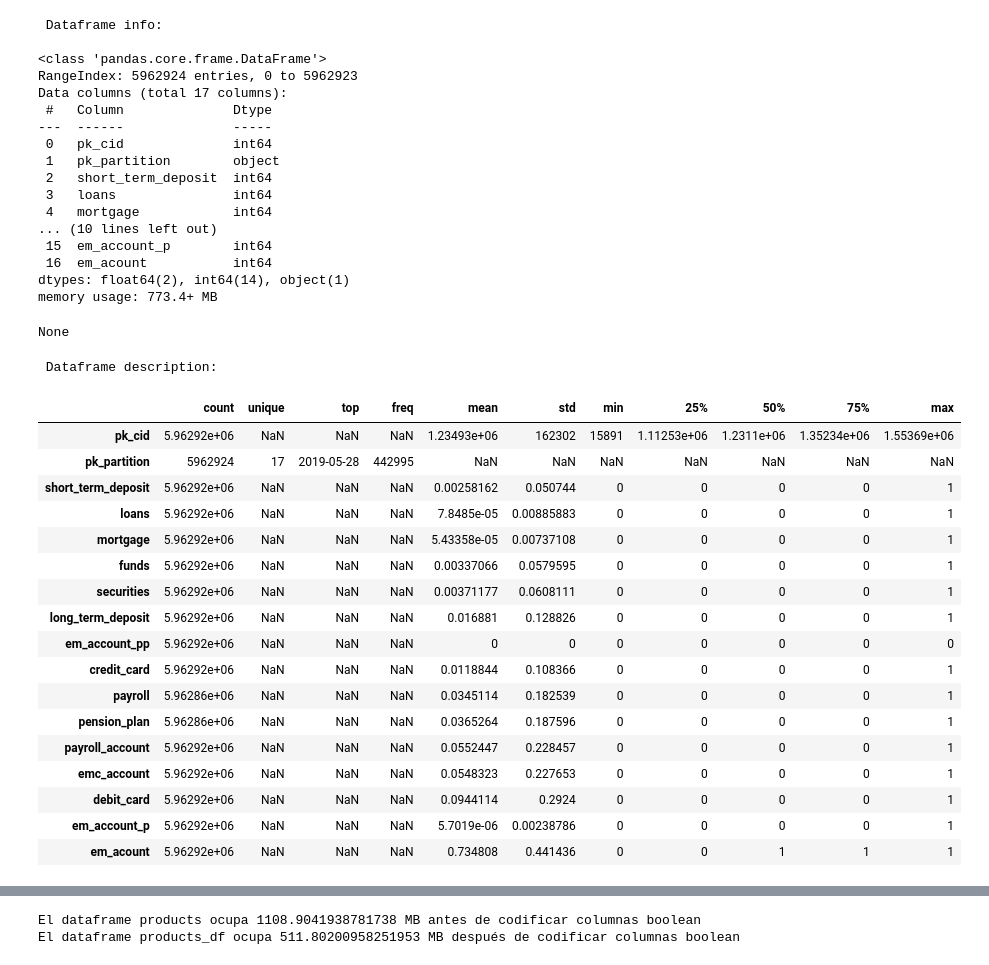
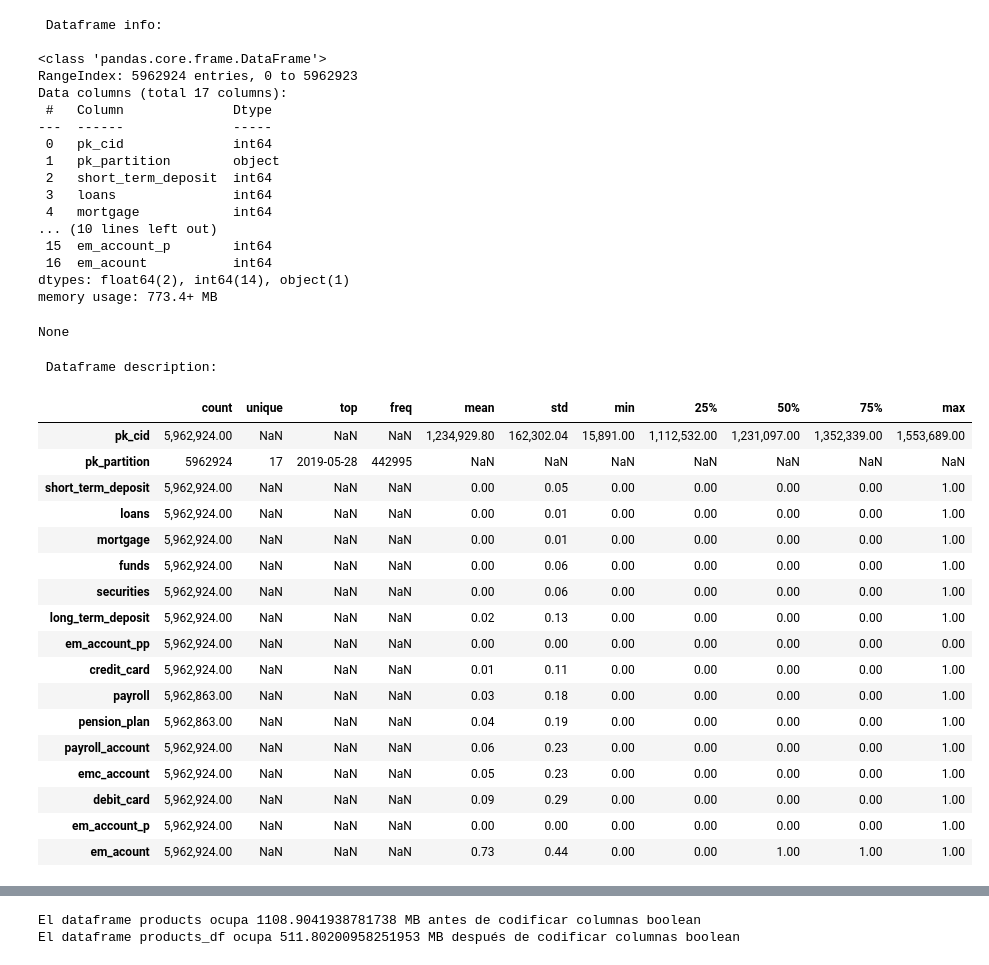
Before and after one commit to carlosperez1997/NDS_ProyectoFinal, a Jupyter notebook: eda_products.ipynb, the cells around one changed output, grey strips where cells are left out. Saved outputs shown, nothing was run; the diff lists cells and outputs as text; code cells hidden in the pictures.

```diff
--- a/eda_products.ipynb
+++ b/eda_products.ipynb
@@ -58,3 +58,12 @@ Cuenta easyMoney
+# %%
+import numpy as np
+import pandas as pd
+import matplotlib.pyplot as plt
+import seaborn as sns
+
+import os
+
+pd.options.display.float_format = '{:,.2f}'.format
 # %%
 def df_description(df):
     """ df_description: returns a briefly description of the variables in a dataframe
@@ -88,13 +97,12 @@ def df_nulls(df):
 
     return None
 # %%
-import numpy as np
-import pandas as pd
-import matplotlib.pyplot as plt
+dir_path = '/content/drive/MyDrive/Nuclio Data Science - Proyecto Final/data/'
+dir_path = '/Users/carlosperezricardo/Documents/data/'
 
-products = pd.read_csv('/Users/carlosperezricardo/Documents/data/products_df.csv', encoding='utf-8')
+products = pd.read_csv(dir_path+'products_df.csv', encoding='utf-8')
 products.drop(columns=['Unnamed: 0'], inplace=True)
-#products_all = pd.read_csv('./data/products_df.csv', index_col=0)
+
 df_description(products)
 # %% [output]
 |  | 0 | 1 | 2 | 3 | 4 |
@@ -113,42 +121,42 @@ df_description(products)
 | payroll_account | 0 | 0 | 0 | 0 | 0 |
 | emc_account | 0 | 0 | 0 | 0 | 0 |
 | debit_card | 0 | 0 | 0 | 0 | 0 |
 | em_account_p | 0 | 0 | 0 | 0 | 0 |
 | em_acount | 1 | 1 | 1 | 0 | 1 |
  Dataframe info:
 
 <class 'pandas.core.frame.DataFrame'>
 RangeIndex: 5962924 entries, 0 to 5962923
 Data columns (total 17 columns):
  #   Column              Dtype
 ---  ------              -----
  0   pk_cid              int64
  1   pk_partition        object
  2   short_term_deposit  int64
  3   loans               int64
  4   mortgage            int64
 ... (10 lines left out)
  15  em_account_p        int64
  16  em_acount           int64
 dtypes: float64(2), int64(14), object(1)
 memory usage: 773.4+ MB
 None
  Dataframe description:
 |  | count | unique | top | freq | mean | std | min | 25% | 50% | 75% | max |
-| pk_cid | 5.96292e+06 | NaN | NaN | NaN | 1.23493e+06 | 162302 | 15891 | 1.11253e+06 | 1.2311e+06 | 1.35234e+06 | 1.55369e+06 |
+| pk_cid | 5,962,924.00 | NaN | NaN | NaN | 1,234,929.80 | 162,302.04 | 15,891.00 | 1,112,532.00 | 1,231,097.00 | 1,352,339.00 | 1,553,689.00 |
 | pk_partition | 5962924 | 17 | 2019-05-28 | 442995 | NaN | NaN | NaN | NaN | NaN | NaN | NaN |
-| short_term_deposit | 5.96292e+06 | NaN | NaN | NaN | 0.00258162 | 0.050744 | 0 | 0 | 0 | 0 | 1 |
-| loans | 5.96292e+06 | NaN | NaN | NaN | 7.8485e-05 | 0.00885883 | 0 | 0 | 0 | 0 | 1 |
-| mortgage | 5.96292e+06 | NaN | NaN | NaN | 5.43358e-05 | 0.00737108 | 0 | 0 | 0 | 0 | 1 |
-| funds | 5.96292e+06 | NaN | NaN | NaN | 0.00337066 | 0.0579595 | 0 | 0 | 0 | 0 | 1 |
-| securities | 5.96292e+06 | NaN | NaN | NaN | 0.00371177 | 0.0608111 | 0 | 0 | 0 | 0 | 1 |
-| long_term_deposit | 5.96292e+06 | NaN | NaN | NaN | 0.016881 | 0.128826 | 0 | 0 | 0 | 0 | 1 |
-| em_account_pp | 5.96292e+06 | NaN | NaN | NaN | 0 | 0 | 0 | 0 | 0 | 0 | 0 |
-| credit_card | 5.96292e+06 | NaN | NaN | NaN | 0.0118844 | 0.108366 | 0 | 0 | 0 | 0 | 1 |
-| payroll | 5.96286e+06 | NaN | NaN | NaN | 0.0345114 | 0.182539 | 0 | 0 | 0 | 0 | 1 |
-| pension_plan | 5.96286e+06 | NaN | NaN | NaN | 0.0365264 | 0.187596 | 0 | 0 | 0 | 0 | 1 |
-| payroll_account | 5.96292e+06 | NaN | NaN | NaN | 0.0552447 | 0.228457 | 0 | 0 | 0 | 0 | 1 |
-| emc_account | 5.96292e+06 | NaN | NaN | NaN | 0.0548323 | 0.227653 | 0 | 0 | 0 | 0 | 1 |
-| debit_card | 5.96292e+06 | NaN | NaN | NaN | 0.0944114 | 0.2924 | 0 | 0 | 0 | 0 | 1 |
-| em_account_p | 5.96292e+06 | NaN | NaN | NaN | 5.7019e-06 | 0.00238786 | 0 | 0 | 0 | 0 | 1 |
-| em_acount | 5.96292e+06 | NaN | NaN | NaN | 0.734808 | 0.441436 | 0 | 0 | 1 | 1 | 1 |
+| short_term_deposit | 5,962,924.00 | NaN | NaN | NaN | 0.00 | 0.05 | 0.00 | 0.00 | 0.00 | 0.00 | 1.00 |
+| loans | 5,962,924.00 | NaN | NaN | NaN | 0.00 | 0.01 | 0.00 | 0.00 | 0.00 | 0.00 | 1.00 |
+| mortgage | 5,962,924.00 | NaN | NaN | NaN | 0.00 | 0.01 | 0.00 | 0.00 | 0.00 | 0.00 | 1.00 |
+| funds | 5,962,924.00 | NaN | NaN | NaN | 0.00 | 0.06 | 0.00 | 0.00 | 0.00 | 0.00 | 1.00 |
+| securities | 5,962,924.00 | NaN | NaN | NaN | 0.00 | 0.06 | 0.00 | 0.00 | 0.00 | 0.00 | 1.00 |
+| long_term_deposit | 5,962,924.00 | NaN | NaN | NaN | 0.02 | 0.13 | 0.00 | 0.00 | 0.00 | 0.00 | 1.00 |
+| em_account_pp | 5,962,924.00 | NaN | NaN | NaN | 0.00 | 0.00 | 0.00 | 0.00 | 0.00 | 0.00 | 0.00 |
+| credit_card | 5,962,924.00 | NaN | NaN | NaN | 0.01 | 0.11 | 0.00 | 0.00 | 0.00 | 0.00 | 1.00 |
+| payroll | 5,962,863.00 | NaN | NaN | NaN | 0.03 | 0.18 | 0.00 | 0.00 | 0.00 | 0.00 | 1.00 |
+| pension_plan | 5,962,863.00 | NaN | NaN | NaN | 0.04 | 0.19 | 0.00 | 0.00 | 0.00 | 0.00 | 1.00 |
+| payroll_account | 5,962,924.00 | NaN | NaN | NaN | 0.06 | 0.23 | 0.00 | 0.00 | 0.00 | 0.00 | 1.00 |
+| emc_account | 5,962,924.00 | NaN | NaN | NaN | 0.05 | 0.23 | 0.00 | 0.00 | 0.00 | 0.00 | 1.00 |
+| debit_card | 5,962,924.00 | NaN | NaN | NaN | 0.09 | 0.29 | 0.00 | 0.00 | 0.00 | 0.00 | 1.00 |
+| em_account_p | 5,962,924.00 | NaN | NaN | NaN | 0.00 | 0.00 | 0.00 | 0.00 | 0.00 | 0.00 | 1.00 |
+| em_acount | 5,962,924.00 | NaN | NaN | NaN | 0.73 | 0.44 | 0.00 | 0.00 | 1.00 | 1.00 | 1.00 |
```
Also changed, not shown: parts of 81 cells of this notebook, 2 other files.
